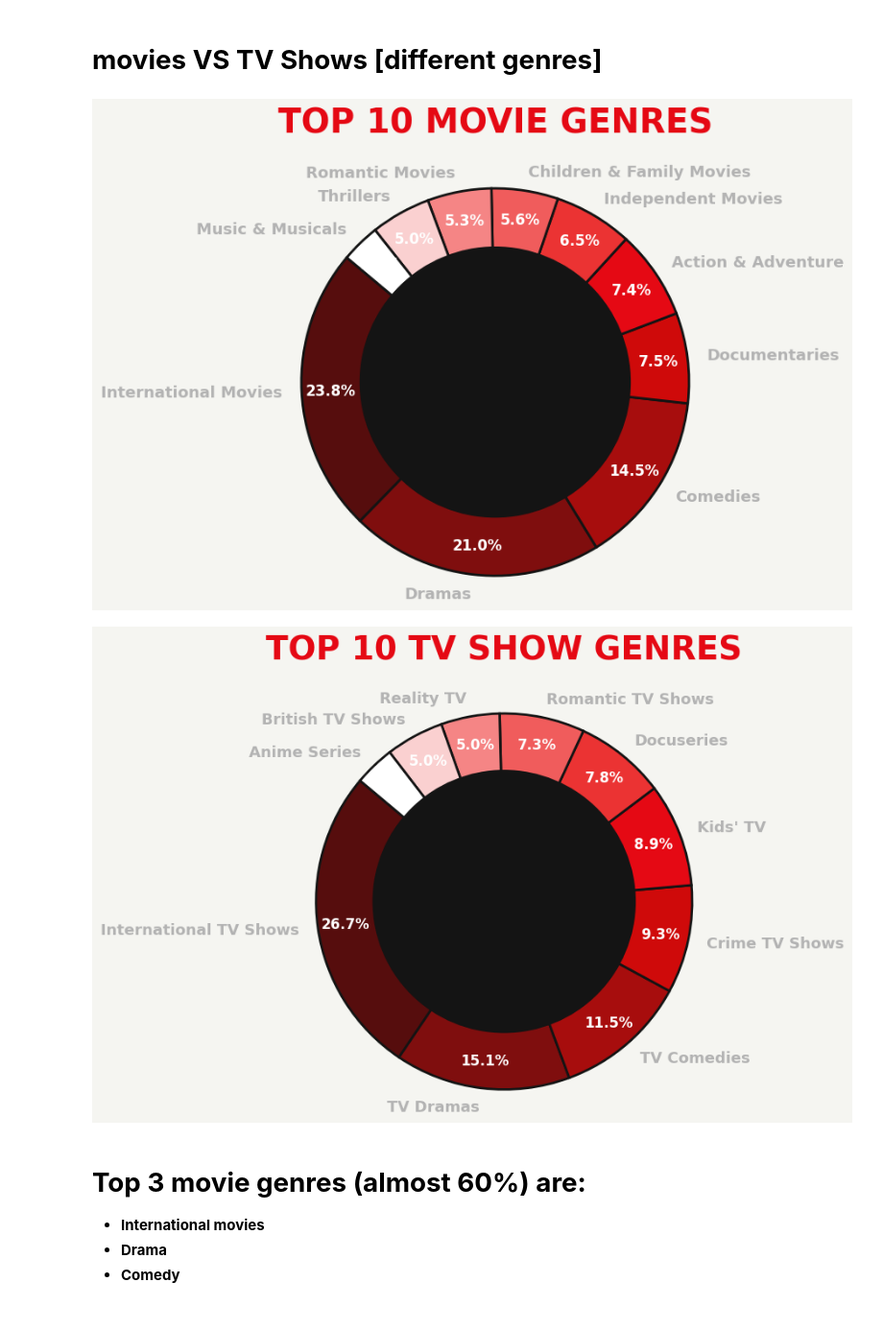
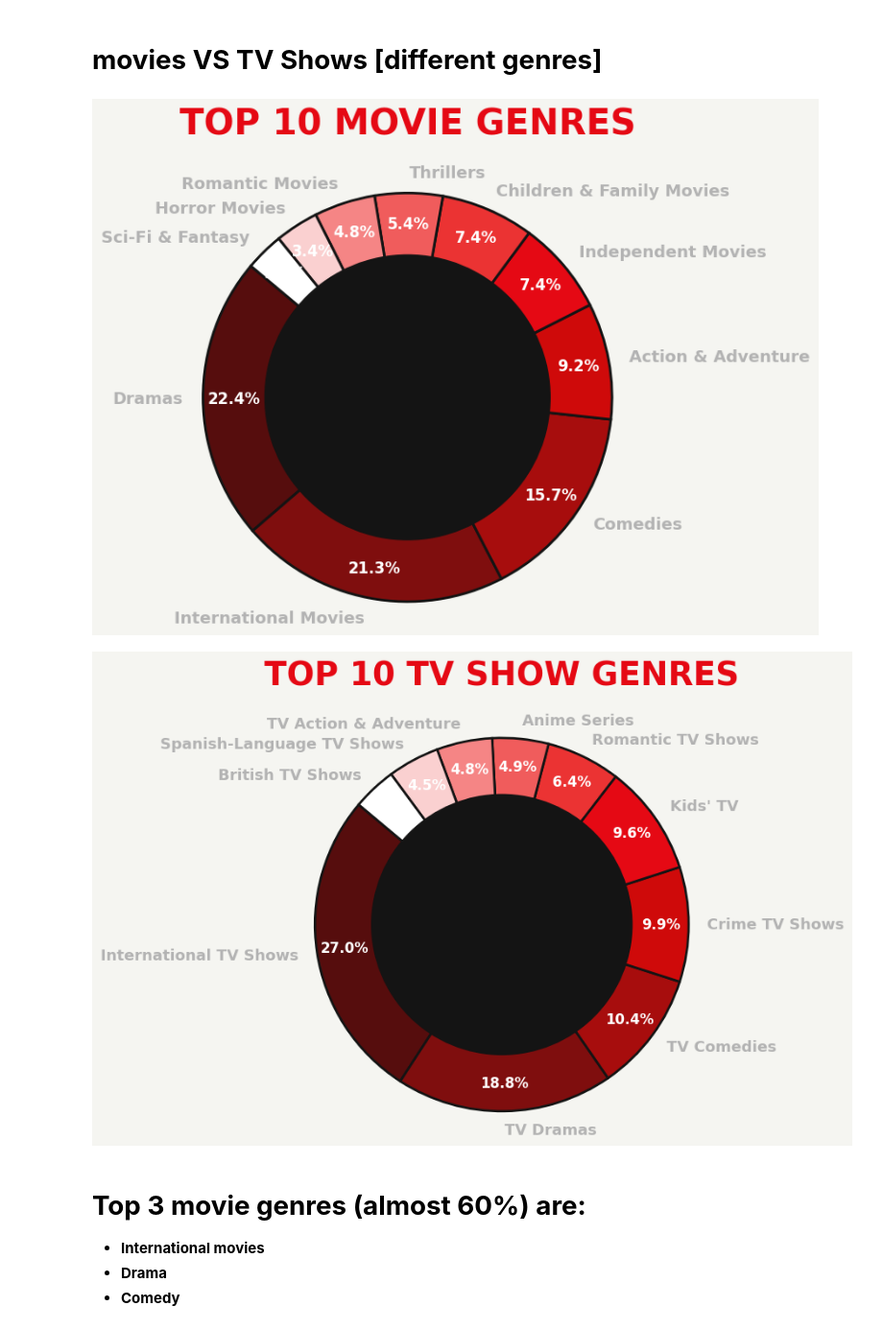
Before and after one commit to RichaGaharwar/Exploratory-Data-Analysis-Netflix-, a Jupyter notebook: Netflix_EDA.ipynb, the cells around one changed output. Shown at 96% size. Drawn from its saved outputs; the diff is of its cells as text; code cells hidden in the pictures.

```diff
--- a/Netflix_EDA.ipynb
+++ b/Netflix_EDA.ipynb
@@ -493,37 +510,37 @@ def plot_netflix_theme_pie(dataframe, title_type, filename):
         startangle=140,
         colors=colors,
         pctdistance=0.85,
         wedgeprops={'edgecolor': background_color, 'linewidth': 2},
         textprops={'color': 'white', 'fontsize': 12, 'fontweight': 'bold'}
     )
 
 
     for text in texts:
         text.set_color('#b3b3b3')
         text.set_fontsize(13)
 
 
     plt.title(f'TOP 10 {title_type.upper()} GENRES',
               fontsize=28,
               fontweight='black',
               color='#E50914',
               pad=30,
               fontname='sans-serif')
 
     centre_circle = plt.Circle((0,0), 0.70, fc=background_color)
     fig.gca().add_artist(centre_circle)
 
     plt.axis('equal')
     plt.tight_layout()
     plt.savefig(filename, facecolor=background_color, dpi=300)
     plt.show()
 
 # Generate Netflix-themed charts
-plot_netflix_theme_pie(df, 'Movie', 'netflix_movies.png')
-plot_netflix_theme_pie(df, 'TV Show', 'netflix_tv_shows.png')
+plot_netflix_theme_pie(netflix2, 'Movie', 'netflix_movies.png')
+plot_netflix_theme_pie(netflix2, 'TV Show', 'netflix_tv_shows.png')
 # %% [output]
-[figure, old version]
+[figure, new version]
-[figure, old version]
+[figure, new version]
 # %% [markdown]
 # **Top 3 movie genres (almost 60%) are:**
 
```
Also changed, not shown: parts of 41 cells of this notebook.
